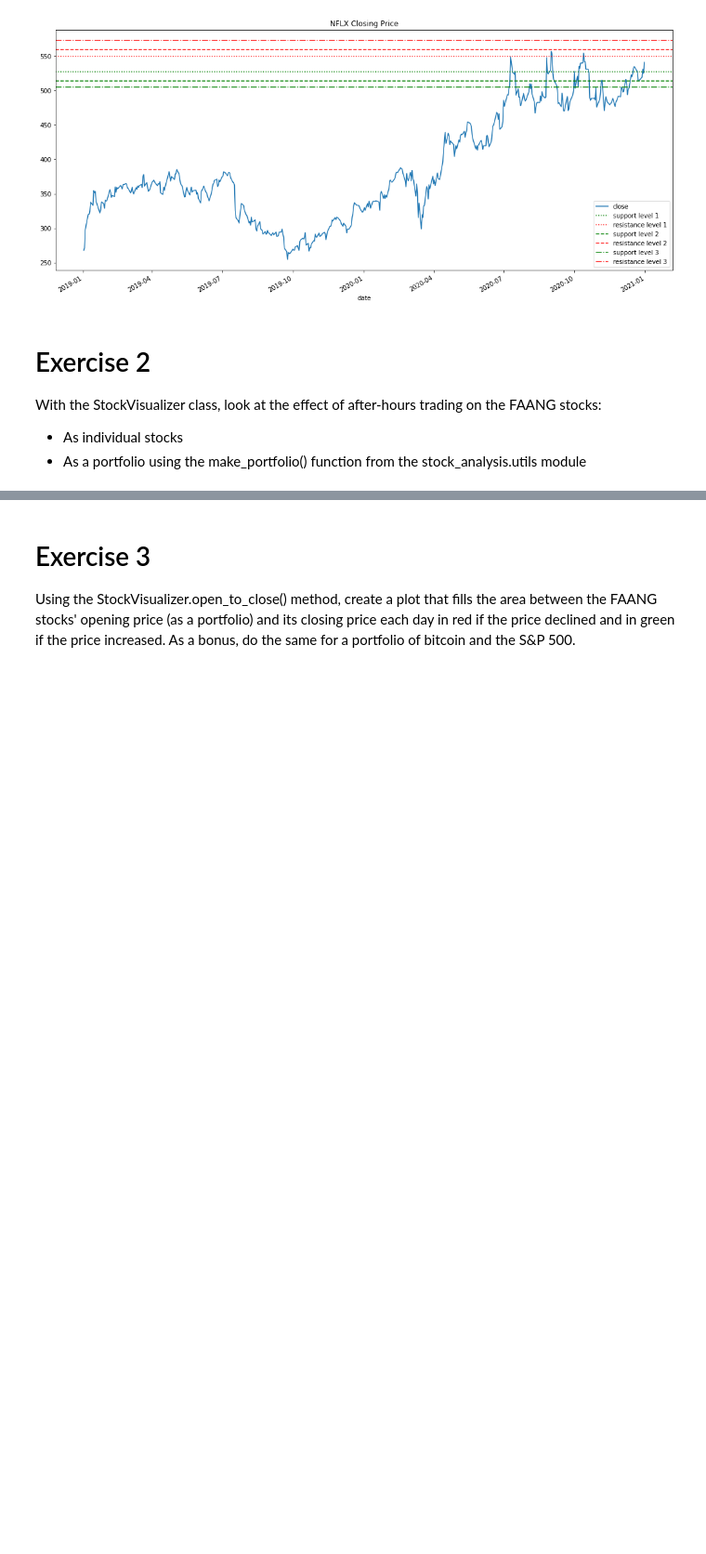
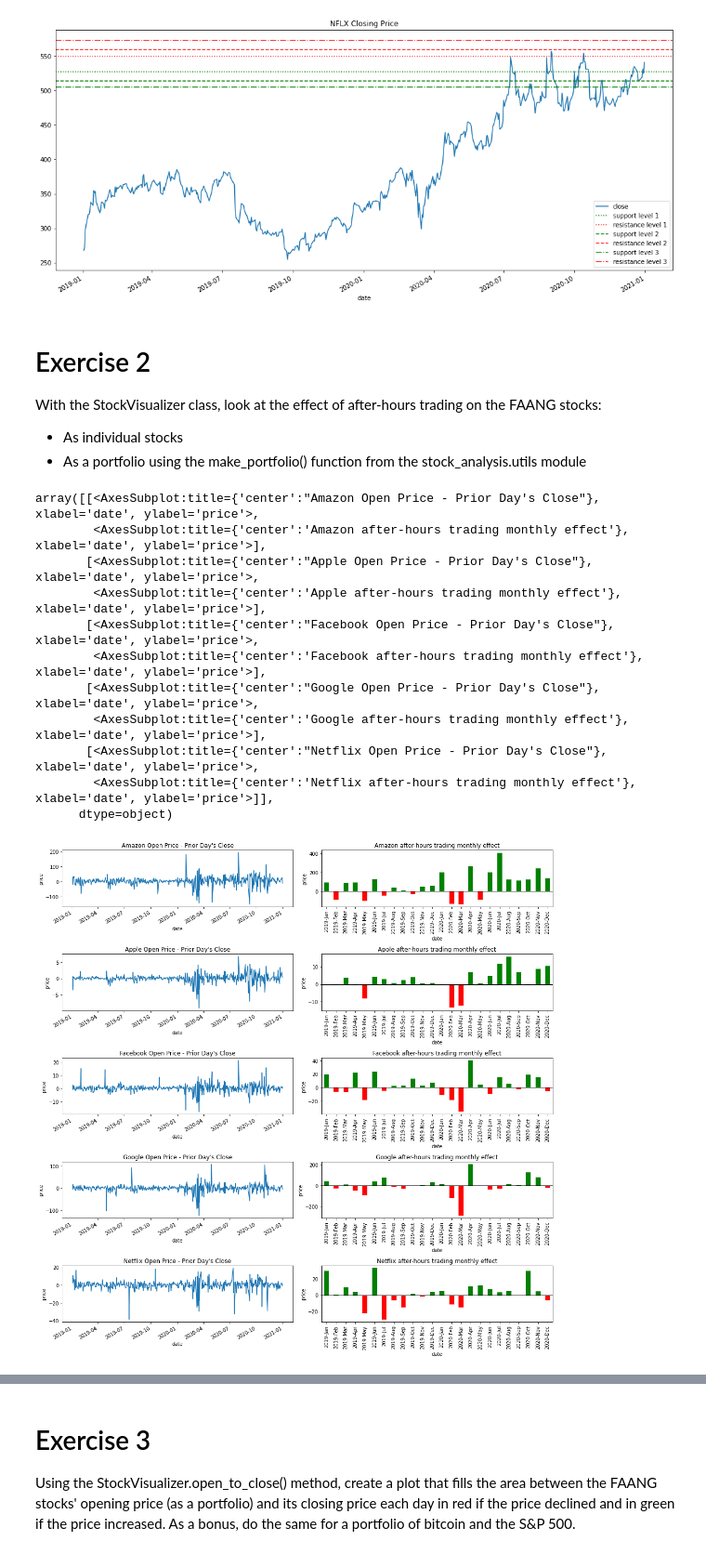
Before and after one commit to will-i-amv-books/Hands-On-Data-Analysis-with-Pandas-2nd-edition, a Jupyter notebook: ch_07/exercises.ipynb, the cells around one changed output, grey strips where cells are left out. Shown: that part at 93% size. Drawn from its saved outputs; the diff is of its cells as text; code cells hidden in the pictures; blank space fills up the shorter version.

```diff
--- a/ch_07/exercises.ipynb
+++ b/ch_07/exercises.ipynb
@@ -79,3 +79,31 @@ FAANG stocks:
 
 - As individual stocks
 - As a portfolio using the make_portfolio() function from the stock_analysis.utils module
+# %%
+import stock_analysis.utils as utils
+
+faang = utils.group_stocks(
+    {
+        'Facebook': fb,
+        'Apple': aapl,
+        'Amazon': amzn,
+        'Netflix': nflx,
+        'Google': goog
+    }
+)
+# %%
+faangViz = stock_analysis.AssetGroupVisualizer(faang)
+faangViz.after_hours_trades()
+# %% [output]
+array([[<AxesSubplot:title={'center':"Amazon Open Price - Prior Day's Close"}, xlabel='date', ylabel='price'>,
+        <AxesSubplot:title={'center':'Amazon after-hours trading monthly effect'}, xlabel='date', ylabel='price'>],
+       [<AxesSubplot:title={'center':"Apple Open Price - Prior Day's Close"}, xlabel='date', ylabel='price'>,
+        <AxesSubplot:title={'center':'Apple after-hours trading monthly effect'}, xlabel='date', ylabel='price'>],
+       [<AxesSubplot:title={'center':"Facebook Open Price - Prior Day's Close"}, xlabel='date', ylabel='price'>,
+        <AxesSubplot:title={'center':'Facebook after-hours trading monthly effect'}, xlabel='date', ylabel='price'>],
+       [<AxesSubplot:title={'center':"Google Open Price - Prior Day's Close"}, xlabel='date', ylabel='price'>,
+        <AxesSubplot:title={'center':'Google after-hours trading monthly effect'}, xlabel='date', ylabel='price'>],
+       [<AxesSubplot:title={'center':"Netflix Open Price - Prior Day's Close"}, xlabel='date', ylabel='price'>,
+        <AxesSubplot:title={'center':'Netflix after-hours trading monthly effect'}, xlabel='date', ylabel='price'>]],
+      dtype=object)
+[figure, added]
```
Also changed, not shown: parts of 1 cell of this notebook.
